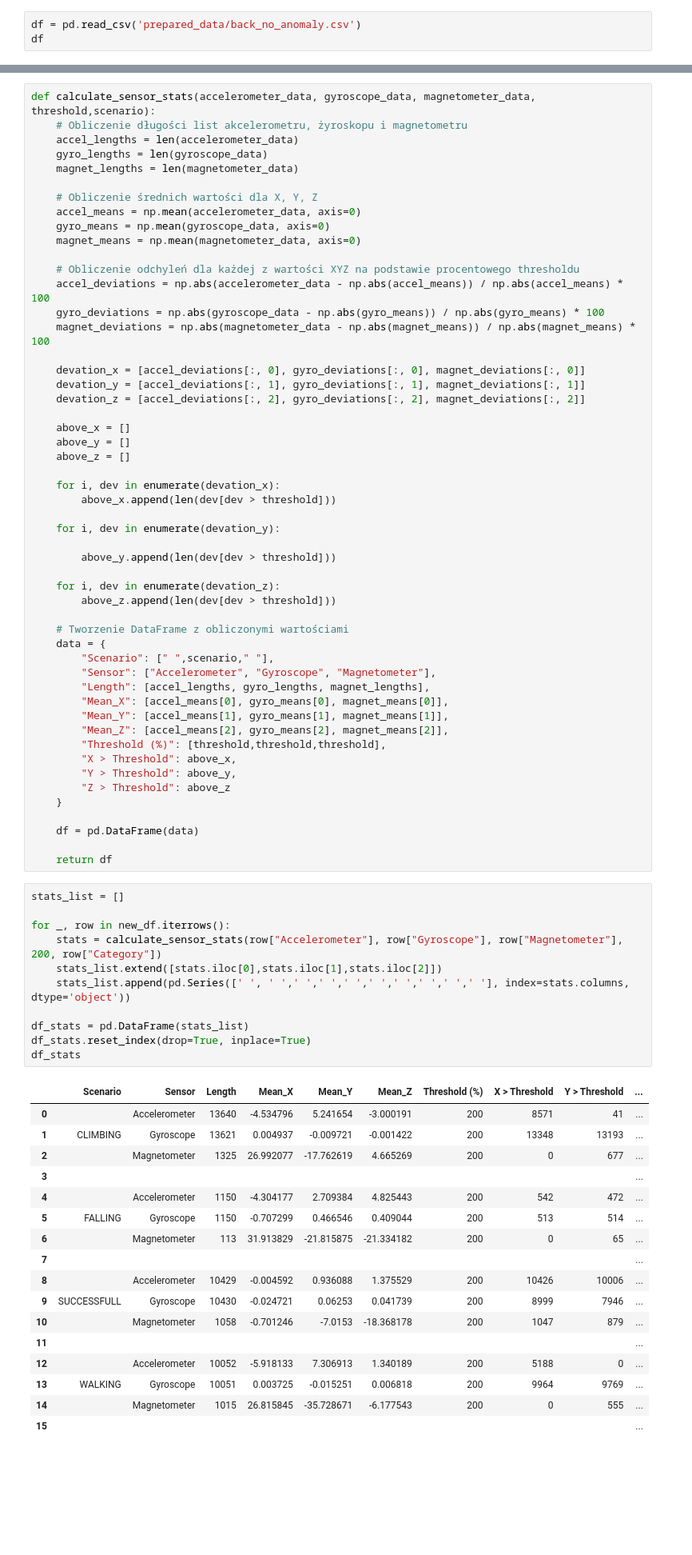
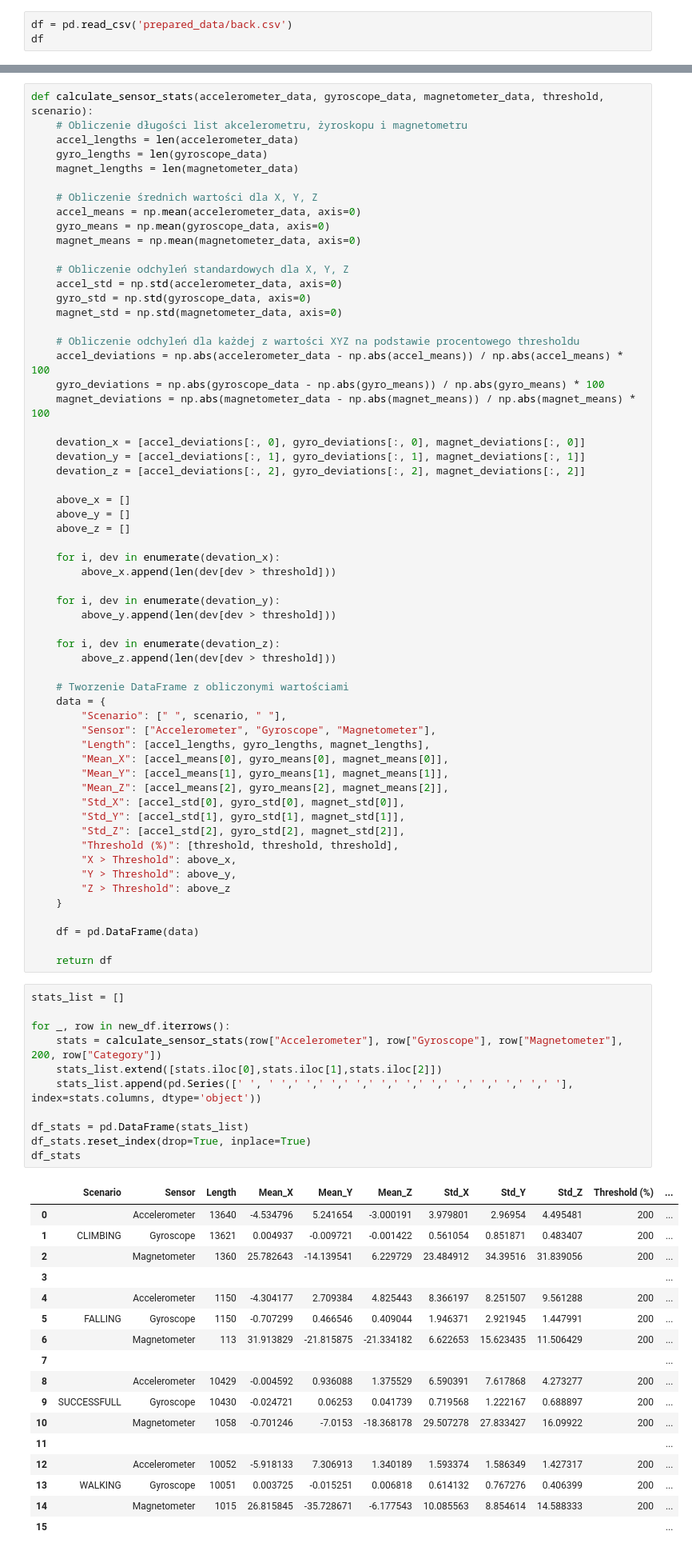
Before and after one commit to ItsMeLucifer/mobile-sensors-data-labeling-model, a Jupyter notebook: graphs.ipynb, the cells around one changed output, grey strips where cells are left out. Shown at 80% size. Drawn from its saved outputs; the diff is of its cells as text; blank space fills up the shorter version.

```diff
--- a/graphs.ipynb
+++ b/graphs.ipynb
@@ -5,7 +5,7 @@ import matplotlib.pyplot as plt
 import ast
 import math
 # %%
-df = pd.read_csv('prepared_data/back_no_anomaly.csv')
+df = pd.read_csv('prepared_data/back.csv')
 df
 # %% [output]
 |  | Unnamed: 0 | Category | Accelerometer | Gyroscope | Magnetometer | Duration |
@@ -145,7 +145,7 @@ for _, row in new_df.iterrows():
 [figure]
 [figure]
 # %%
-def calculate_sensor_stats(accelerometer_data, gyroscope_data, magnetometer_data, threshold,scenario):
+def calculate_sensor_stats(accelerometer_data, gyroscope_data, magnetometer_data, threshold, scenario):
     # Obliczenie długości list akcelerometru, żyroskopu i magnetometru
     accel_lengths = len(accelerometer_data)
     gyro_lengths = len(gyroscope_data)
@@ -155,6 +155,11 @@ def calculate_sensor_stats(accelerometer_data, gyroscope_data, magnetometer_data
     accel_means = np.mean(accelerometer_data, axis=0)
     gyro_means = np.mean(gyroscope_data, axis=0)
     magnet_means = np.mean(magnetometer_data, axis=0)
+
+    # Obliczenie odchyleń standardowych dla X, Y, Z
+    accel_std = np.std(accelerometer_data, axis=0)
+    gyro_std = np.std(gyroscope_data, axis=0)
+    magnet_std = np.std(magnetometer_data, axis=0)
 
     # Obliczenie odchyleń dla każdej z wartości XYZ na podstawie procentowego thresholdu
     accel_deviations = np.abs(accelerometer_data - np.abs(accel_means)) / np.abs(accel_means) * 100
@@ -173,7 +178,6 @@ def calculate_sensor_stats(accelerometer_data, gyroscope_data, magnetometer_data
         above_x.append(len(dev[dev > threshold]))
 
     for i, dev in enumerate(devation_y):
-
         above_y.append(len(dev[dev > threshold]))
 
     for i, dev in enumerate(devation_z):
@@ -181,13 +185,16 @@ def calculate_sensor_stats(accelerometer_data, gyroscope_data, magnetometer_data
 
     # Tworzenie DataFrame z obliczonymi wartościami
     data = {
-        "Scenario": [" ",scenario," "],
+        "Scenario": [" ", scenario, " "],
         "Sensor": ["Accelerometer", "Gyroscope", "Magnetometer"],
         "Length": [accel_lengths, gyro_lengths, magnet_lengths],
         "Mean_X": [accel_means[0], gyro_means[0], magnet_means[0]],
         "Mean_Y": [accel_means[1], gyro_means[1], magnet_means[1]],
         "Mean_Z": [accel_means[2], gyro_means[2], magnet_means[2]],
-        "Threshold (%)": [threshold,threshold,threshold],
+        "Std_X": [accel_std[0], gyro_std[0], magnet_std[0]],
+        "Std_Y": [accel_std[1], gyro_std[1], magnet_std[1]],
+        "Std_Z": [accel_std[2], gyro_std[2], magnet_std[2]],
+        "Threshold (%)": [threshold, threshold, threshold],
         "X > Threshold": above_x,
         "Y > Threshold": above_y,
         "Z > Threshold": above_z
@@ -199,29 +206,29 @@ def calculate_sensor_stats(accelerometer_data, gyroscope_data, magnetometer_data
 # %%
 stats_list = []
 
 for _, row in new_df.iterrows():
     stats = calculate_sensor_stats(row["Accelerometer"], row["Gyroscope"], row["Magnetometer"], 200, row["Category"])
     stats_list.extend([stats.iloc[0],stats.iloc[1],stats.iloc[2]])
-    stats_list.append(pd.Series([' ', ' ',' ',' ',' ',' ',' ',' ',' ',' '], index=stats.columns, dtype='object'))
+    stats_list.append(pd.Series([' ', ' ',' ',' ',' ',' ',' ',' ',' ',' ',' ',' ',' '], index=stats.columns, dtype='object'))
 
 df_stats = pd.DataFrame(stats_list)
 df_stats.reset_index(drop=True, inplace=True)
 df_stats
 # %% [output]
-|  | Scenario | Sensor | Length | Mean_X | Mean_Y | Mean_Z | Threshold (%) | X > Threshold | Y > Threshold | ... |
-| 0 |  | Accelerometer | 13640 | -4.534796 | 5.241654 | -3.000191 | 200 | 8571 | 41 | ... |
-| 1 | CLIMBING | Gyroscope | 13621 | 0.004937 | -0.009721 | -0.001422 | 200 | 13348 | 13193 | ... |
-| 2 |  | Magnetometer | 1325 | 26.992077 | -17.762619 | 4.665269 | 200 | 0 | 677 | ... |
-| 3 |  |  |  |  |  |  |  |  |  | ... |
-| 4 |  | Accelerometer | 1150 | -4.304177 | 2.709384 | 4.825443 | 200 | 542 | 472 | ... |
-| 5 | FALLING | Gyroscope | 1150 | -0.707299 | 0.466546 | 0.409044 | 200 | 513 | 514 | ... |
-| 6 |  | Magnetometer | 113 | 31.913829 | -21.815875 | -21.334182 | 200 | 0 | 65 | ... |
-| 7 |  |  |  |  |  |  |  |  |  | ... |
-| 8 |  | Accelerometer | 10429 | -0.004592 | 0.936088 | 1.375529 | 200 | 10426 | 10006 | ... |
-| 9 | SUCCESSFULL | Gyroscope | 10430 | -0.024721 | 0.06253 | 0.041739 | 200 | 8999 | 7946 | ... |
-| 10 |  | Magnetometer | 1058 | -0.701246 | -7.0153 | -18.368178 | 200 | 1047 | 879 | ... |
-| 11 |  |  |  |  |  |  |  |  |  | ... |
-| 12 |  | Accelerometer | 10052 | -5.918133 | 7.306913 | 1.340189 | 200 | 5188 | 0 | ... |
-| 13 | WALKING | Gyroscope | 10051 | 0.003725 | -0.015251 | 0.006818 | 200 | 9964 | 9769 | ... |
-| 14 |  | Magnetometer | 1015 | 26.815845 | -35.728671 | -6.177543 | 200 | 0 | 555 | ... |
-| 15 |  |  |  |  |  |  |  |  |  | ... |
+|  | Scenario | Sensor | Length | Mean_X | Mean_Y | Mean_Z | Std_X | Std_Y | Std_Z | Threshold (%) | ... |
+| 0 |  | Accelerometer | 13640 | -4.534796 | 5.241654 | -3.000191 | 3.979801 | 2.96954 | 4.495481 | 200 | ... |
+| 1 | CLIMBING | Gyroscope | 13621 | 0.004937 | -0.009721 | -0.001422 | 0.561054 | 0.851871 | 0.483407 | 200 | ... |
+| 2 |  | Magnetometer | 1360 | 25.782643 | -14.139541 | 6.229729 | 23.484912 | 34.39516 | 31.839056 | 200 | ... |
+| 3 |  |  |  |  |  |  |  |  |  |  | ... |
+| 4 |  | Accelerometer | 1150 | -4.304177 | 2.709384 | 4.825443 | 8.366197 | 8.251507 | 9.561288 | 200 | ... |
+| 5 | FALLING | Gyroscope | 1150 | -0.707299 | 0.466546 | 0.409044 | 1.946371 | 2.921945 | 1.447991 | 200 | ... |
+| 6 |  | Magnetometer | 113 | 31.913829 | -21.815875 | -21.334182 | 6.622653 | 15.623435 | 11.506429 | 200 | ... |
+| 7 |  |  |  |  |  |  |  |  |  |  | ... |
+| 8 |  | Accelerometer | 10429 | -0.004592 | 0.936088 | 1.375529 | 6.590391 | 7.617868 | 4.273277 | 200 | ... |
+| 9 | SUCCESSFULL | Gyroscope | 10430 | -0.024721 | 0.06253 | 0.041739 | 0.719568 | 1.222167 | 0.688897 | 200 | ... |
+| 10 |  | Magnetometer | 1058 | -0.701246 | -7.0153 | -18.368178 | 29.507278 | 27.833427 | 16.09922 | 200 | ... |
+| 11 |  |  |  |  |  |  |  |  |  |  | ... |
+| 12 |  | Accelerometer | 10052 | -5.918133 | 7.306913 | 1.340189 | 1.593374 | 1.586349 | 1.427317 | 200 | ... |
+| 13 | WALKING | Gyroscope | 10051 | 0.003725 | -0.015251 | 0.006818 | 0.614132 | 0.767276 | 0.406399 | 200 | ... |
+| 14 |  | Magnetometer | 1015 | 26.815845 | -35.728671 | -6.177543 | 10.085563 | 8.854614 | 14.588333 | 200 | ... |
+| 15 |  |  |  |  |  |  |  |  |  |  | ... |
```
Also changed, not shown: parts of 8 cells of this notebook, 12 other files.
